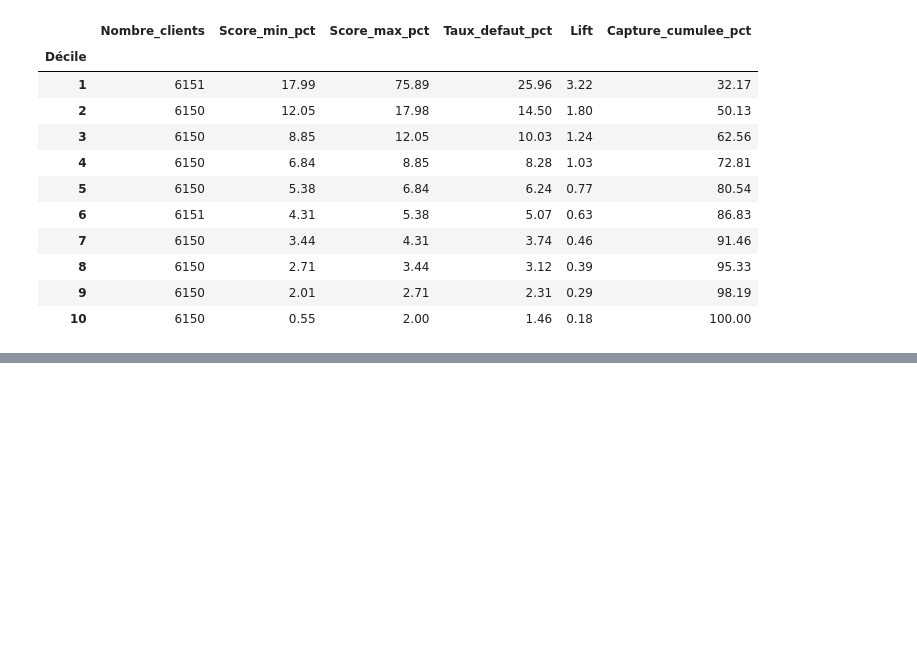
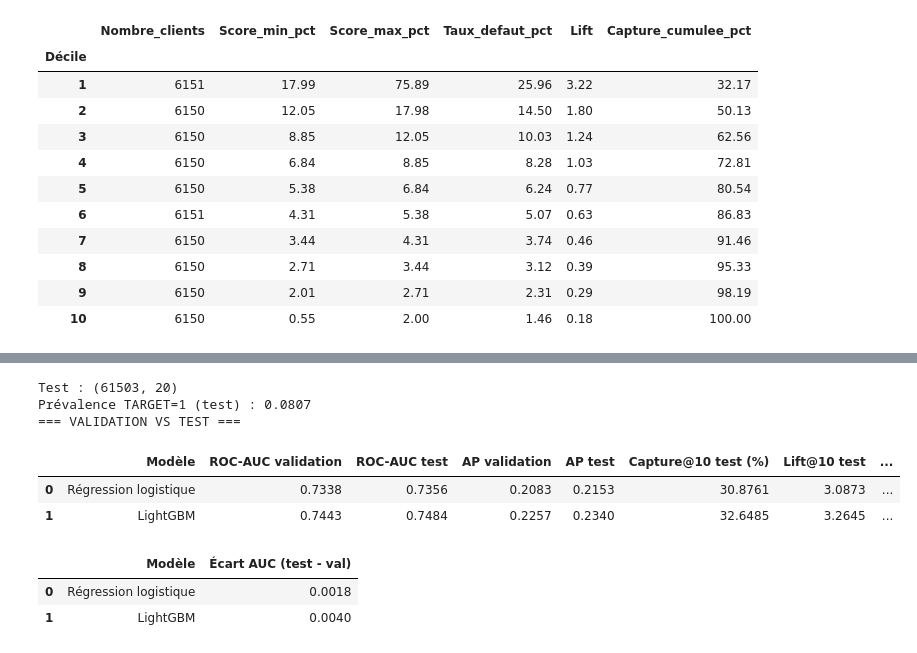
Before and after one commit to AlexisDaf/Projet-Scoring-Risque-de-credit, a Jupyter notebook: Notebook_Scoring_Credit.ipynb, the cells around one changed output, grey strips where cells are left out. Cells and saved outputs as stored; diff of their text form; code cells hidden in the pictures; blank space fills up the shorter version.

```diff
--- a/Notebook_Scoring_Credit.ipynb
+++ b/Notebook_Scoring_Credit.ipynb
@@ -2196,0 +2201,62 @@ plt.show()
+# %%
+# =========================================================
+# ÉVALUATION FINALE SUR LE JEU DE TEST (M4)
+# =========================================================
+
+# Construction du jeu de test avec les mêmes identifiants qu'au départ
+mask_test_ext = df_ext["SK_ID_CURR"].isin(ids_test)
+
+X_test_ext = df_ext.loc[mask_test_ext, variables_ext]
+y_test_ext = df_ext.loc[mask_test_ext, "TARGET"].to_numpy()
+
+# Vérifications : aucun client du test n'a servi à l'entraînement ou à la validation
+assert mask_test_ext.sum() == len(ids_test)
+assert not (mask_test_ext & mask_train_ext).any()
+assert not (mask_test_ext & mask_val_ext).any()
+
+print("Test :", X_test_ext.shape)
+print("Prévalence TARGET=1 (test) :", round(y_test_ext.mean(), 4))
+
+resultats_test = []
+
+for nom, recherche in [
+    ("Régression logistique", grid_lr_ext),
+    ("LightGBM", random_lgbm_ext)
+]:
+    proba_val = recherche.predict_proba(X_val_ext)[:, 1]
+    proba_test = recherche.predict_proba(X_test_ext)[:, 1]
+
+    taux_top10, capture_top10, lift_top10 = evaluer_top10(y_test_ext, proba_test)
+
+    resultats_test.append({
+        "Modèle": nom,
+        "ROC-AUC validation": roc_auc_score(y_val_ext, proba_val),
+        "ROC-AUC test": roc_auc_score(y_test_ext, proba_test),
+        "AP validation": average_precision_score(y_val_ext, proba_val),
+        "AP test": average_precision_score(y_test_ext, proba_test),
+        "Capture@10 test (%)": capture_top10 * 100,
+        "Lift@10 test": lift_top10,
+        "Brier test": calculer_brier(y_test_ext, proba_test)
+    })
+
+evaluation_test = pd.DataFrame(resultats_test)
+
+print("=== VALIDATION VS TEST ===")
+display(evaluation_test.round(4))
+
+# Écart validation -> test : un écart faible indique que la sélection
+# sur la validation n'a pas surestimé la performance
+evaluation_test["Écart AUC (test - val)"] = (
+    evaluation_test["ROC-AUC test"] - evaluation_test["ROC-AUC validation"]
+)
+display(evaluation_test[["Modèle", "Écart AUC (test - val)"]].round(4))
+# %% [output]
+Test : (61503, 20)
+Prévalence TARGET=1 (test) : 0.0807
+=== VALIDATION VS TEST ===
+|  | Modèle | ROC-AUC validation | ROC-AUC test | AP validation | AP test | Capture@10 test (%) | Lift@10 test | ... |
+| 0 | Régression logistique | 0.7338 | 0.7356 | 0.2083 | 0.2153 | 30.8761 | 3.0873 | ... |
+| 1 | LightGBM | 0.7443 | 0.7484 | 0.2257 | 0.2340 | 32.6485 | 3.2645 | ... |
+|  | Modèle | Écart AUC (test - val) |
+| 0 | Régression logistique | 0.0018 |
+| 1 | LightGBM | 0.0040 |
```
Also changed, not shown: parts of 14 cells of this notebook, 1 other file.
